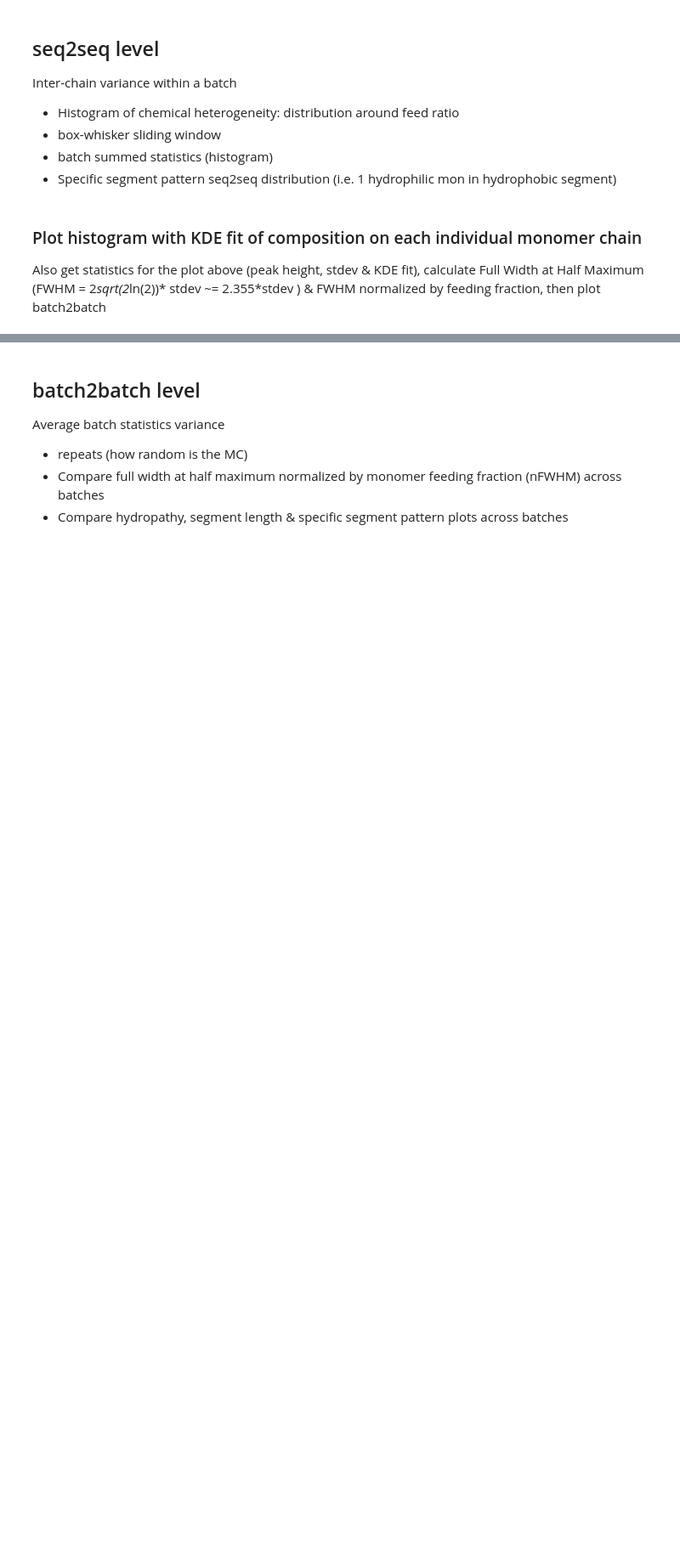
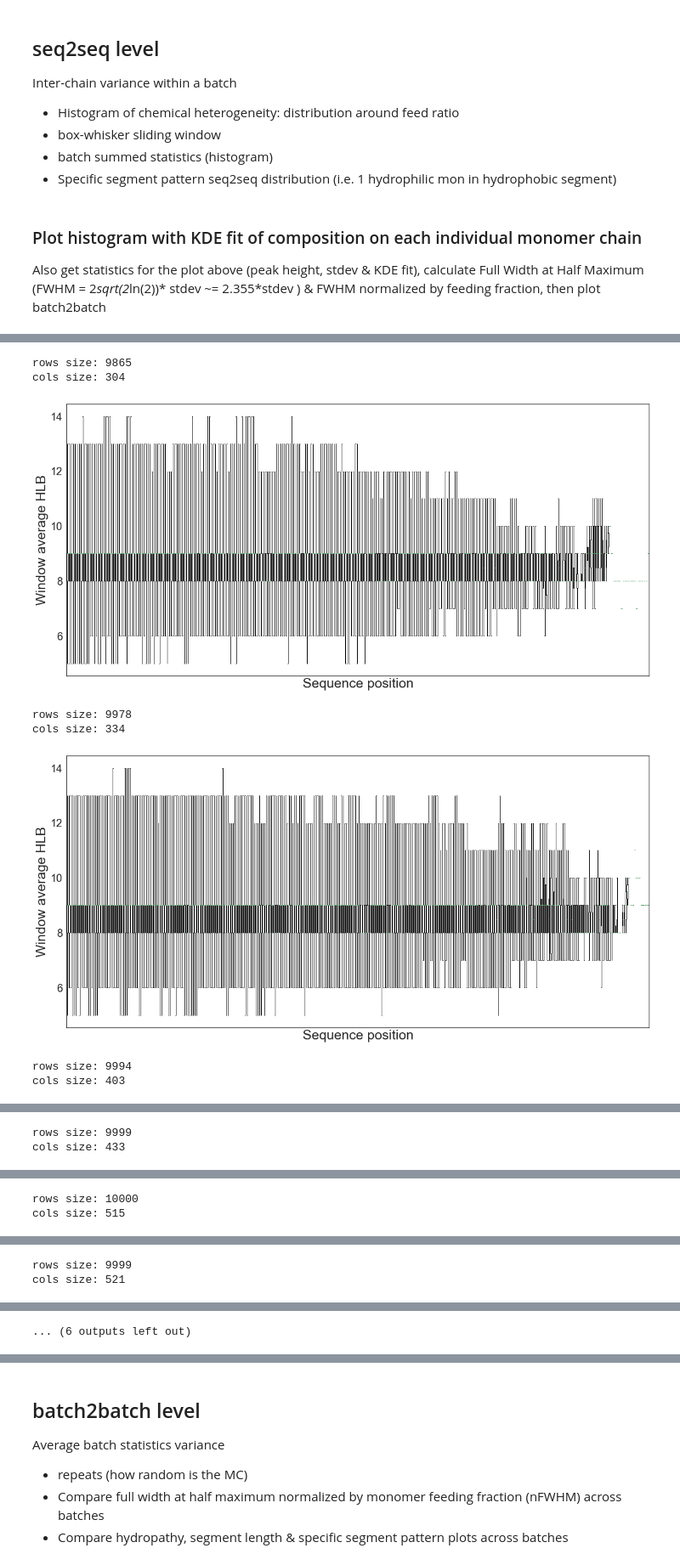
Before and after one commit to ivanjayapurna/RHPapp, a Jupyter notebook: HTP_compdrift.ipynb, the cells around one changed output, grey strips where cells are left out. Shown at 85% size. Drawn from its saved outputs; the diff is of its cells as text; code cells hidden in the pictures; blank space fills up the shorter version.

Commit message:
outputs added to gitignore, fixed a bug in batch_no, added some stuff to loops

```diff
--- a/HTP_compdrift.ipynb
+++ b/HTP_compdrift.ipynb
@@ -422,29 +480,54 @@ print(hlb_csv_files)
 # %%
 # read sliding window analysis csv files and convert to pd dataframes
 dfs_hlb = []
 seq_lens_hlb = []
-batch_ind = batch_no - 1
+#batch_ind = batch_no - 1
 
 for m in range(len(hlb_csv_files)):
     seq = []
     row_size = []
 
     with open(hlb_csv_files[m], mode = 'r') as file:
         csvFile = csv.reader(file)
         i = 0
         for lines in csvFile:
             i = i + 1
             if i > 1:
                 seq.append(lines)
                 row_size.append(len(lines))
         df = pd.DataFrame(seq)
         dfs_hlb.append(df)
         seq_lens_hlb.append(row_size)
 
-rows_size = len(dfs_hlb[batch_ind])
-cols_size = len(dfs_hlb[batch_ind].columns)
 
-rows_size = len(dfs_hlb[batch_ind])
-print("rows size:", rows_size)
-cols_size = len(dfs_hlb[batch_ind].columns)
-print("cols size:", cols_size)
+for batch_ind in range(len(hlb_csv_files)):
+
+    rows_size = len(dfs_hlb[batch_ind])
+    print("rows size:", rows_size)
+    cols_size = len(dfs_hlb[batch_ind].columns)
+    print("cols size:", cols_size)
+
+    #Box Whisker Plot of Sliding Window Analaysis Data
+
+    pos_data = list()
+    for i in range(cols_size):
+        datacol = [int(float((y_))) for y_ in dfs_hlb[batch_ind][i] if str(y_) != '']
+        pos_data.append(datacol)
+
+    fig = plt.figure(figsize =(15, 7))
+    ax = fig.add_axes([0, 0, 1, 1])
+    ax.boxplot(pos_data, whis=(0,100))
+    plt.xlabel("Sequence position")
+    plt.ylabel("Window average HLB")
+    plt.xticks([])
+    #plt.xticks(np.arange(0,cols_size, step=20)) #TODO: fix x axis marks
+    plt.show()
+# %% [output]
+rows size: 9865
+cols size: 304
+[figure, added]
+rows size: 9978
+cols size: 334
+[figure, added]
+rows size: 9994
+cols size: 403
@@ -450,0 +535,2 @@ print("cols size:", cols_size)
+rows size: 9999
+cols size: 433
@@ -450,0 +538,2 @@ print("cols size:", cols_size)
+rows size: 10000
+cols size: 515
@@ -450,0 +541,2 @@ print("cols size:", cols_size)
+rows size: 9999
+cols size: 521
@@ -450,0 +544 @@ print("cols size:", cols_size)
+... (6 outputs left out)
```
Also changed, not shown: parts of 22 cells of this notebook, 1 other file.
